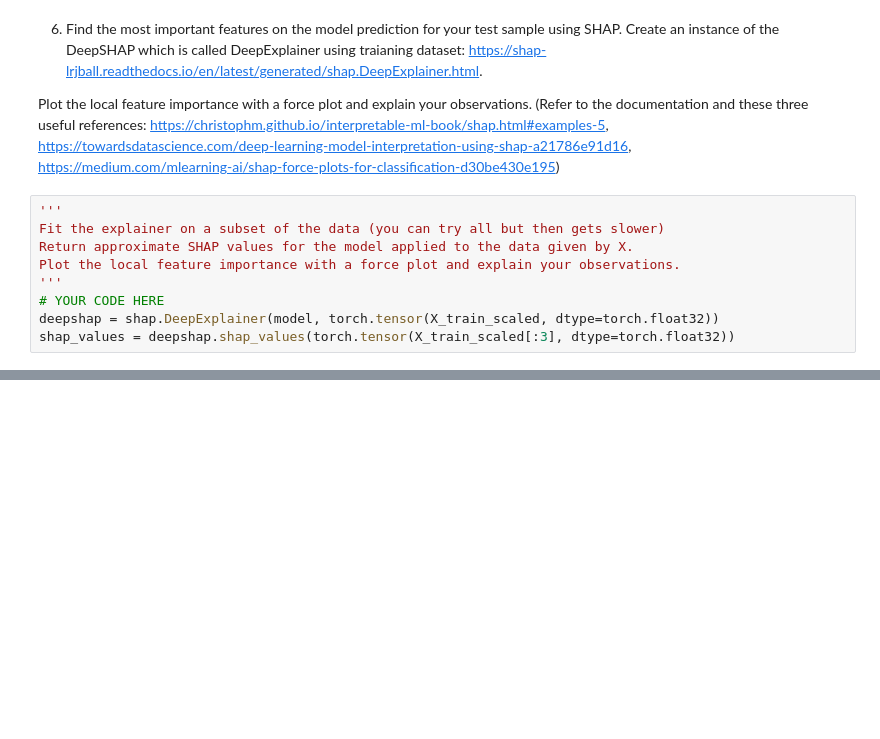
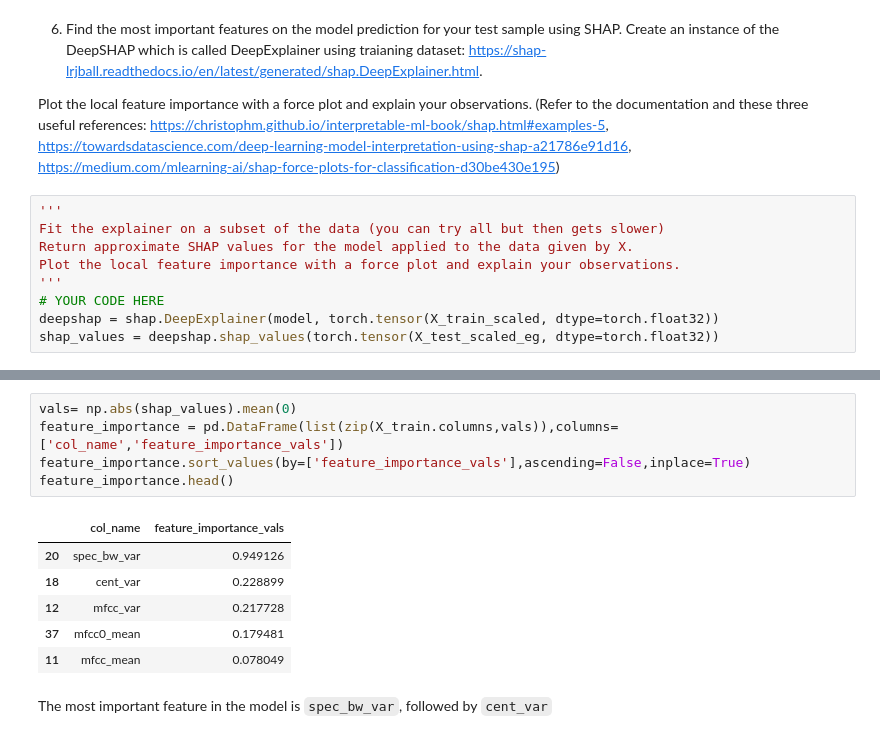
Before and after one commit to tohhongxiang123/CZ4042-Assignment, a Jupyter notebook: PartA_4.ipynb, the cells around one changed output, grey strips where cells are left out. Saved outputs shown, nothing was run; the diff lists cells and outputs as text; blank space fills up the shorter version.

```diff
--- a/PartA_4.ipynb
+++ b/PartA_4.ipynb
@@ -225,4 +226,4 @@ Plot the local feature importance with a force plot and explain your observation
 '''
 # YOUR CODE HERE
 deepshap = shap.DeepExplainer(model, torch.tensor(X_train_scaled, dtype=torch.float32))
-shap_values = deepshap.shap_values(torch.tensor(X_train_scaled[:3], dtype=torch.float32))
+shap_values = deepshap.shap_values(torch.tensor(X_test_scaled_eg, dtype=torch.float32))
@@ -234,0 +238,14 @@ shap.force_plot(deepshap.expected_value, shap_values)
+# %%
+vals= np.abs(shap_values).mean(0)
+feature_importance = pd.DataFrame(list(zip(X_train.columns,vals)),columns=['col_name','feature_importance_vals'])
+feature_importance.sort_values(by=['feature_importance_vals'],ascending=False,inplace=True)
+feature_importance.head()
+# %% [output]
+|  | col_name | feature_importance_vals |
+| 20 | spec_bw_var | 0.949126 |
+| 18 | cent_var | 0.228899 |
+| 12 | mfcc_var | 0.217728 |
+| 37 | mfcc0_mean | 0.179481 |
+| 11 | mfcc_mean | 0.078049 |
+# %% [markdown]
+The most important feature in the model is `spec_bw_var`, followed by `cent_var`
```
Also changed, not shown: parts of 4 cells of this notebook.
